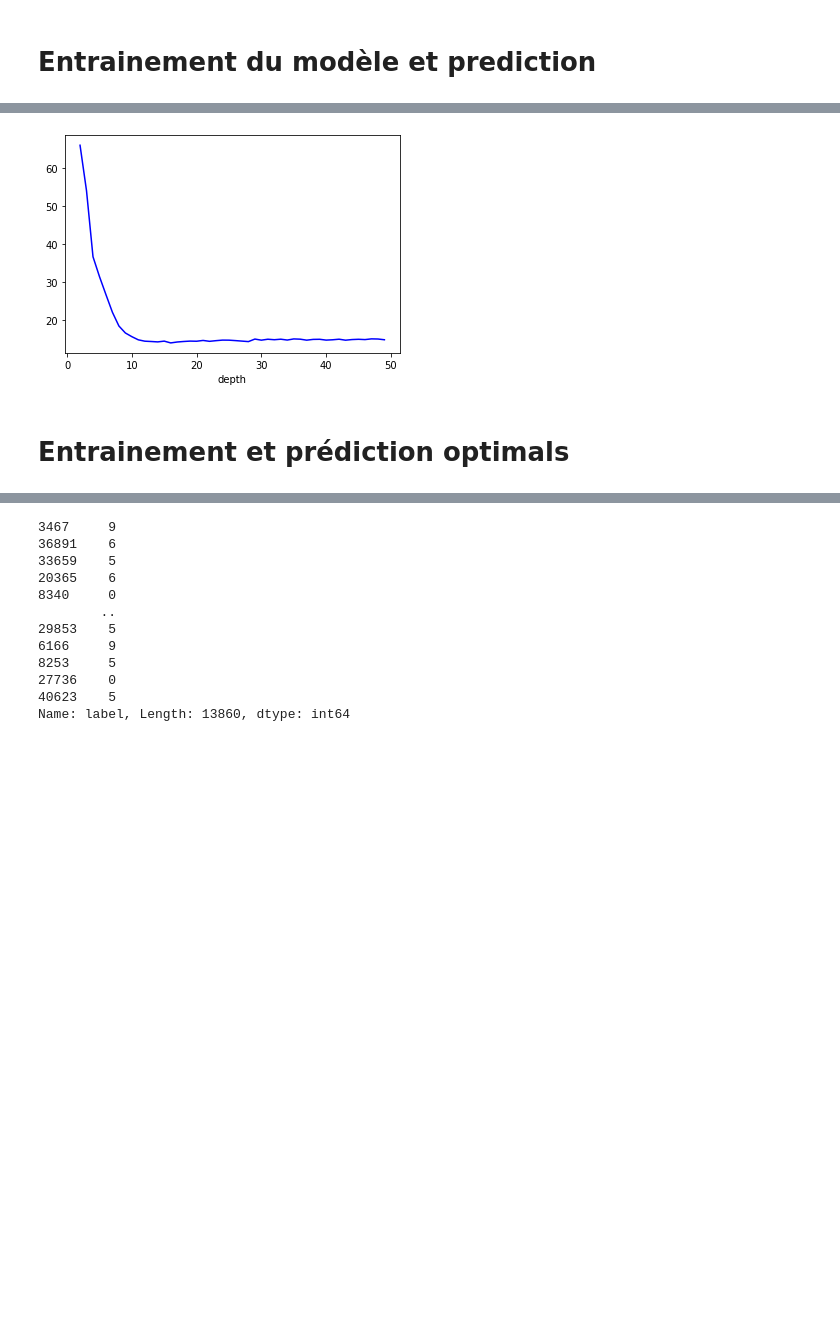
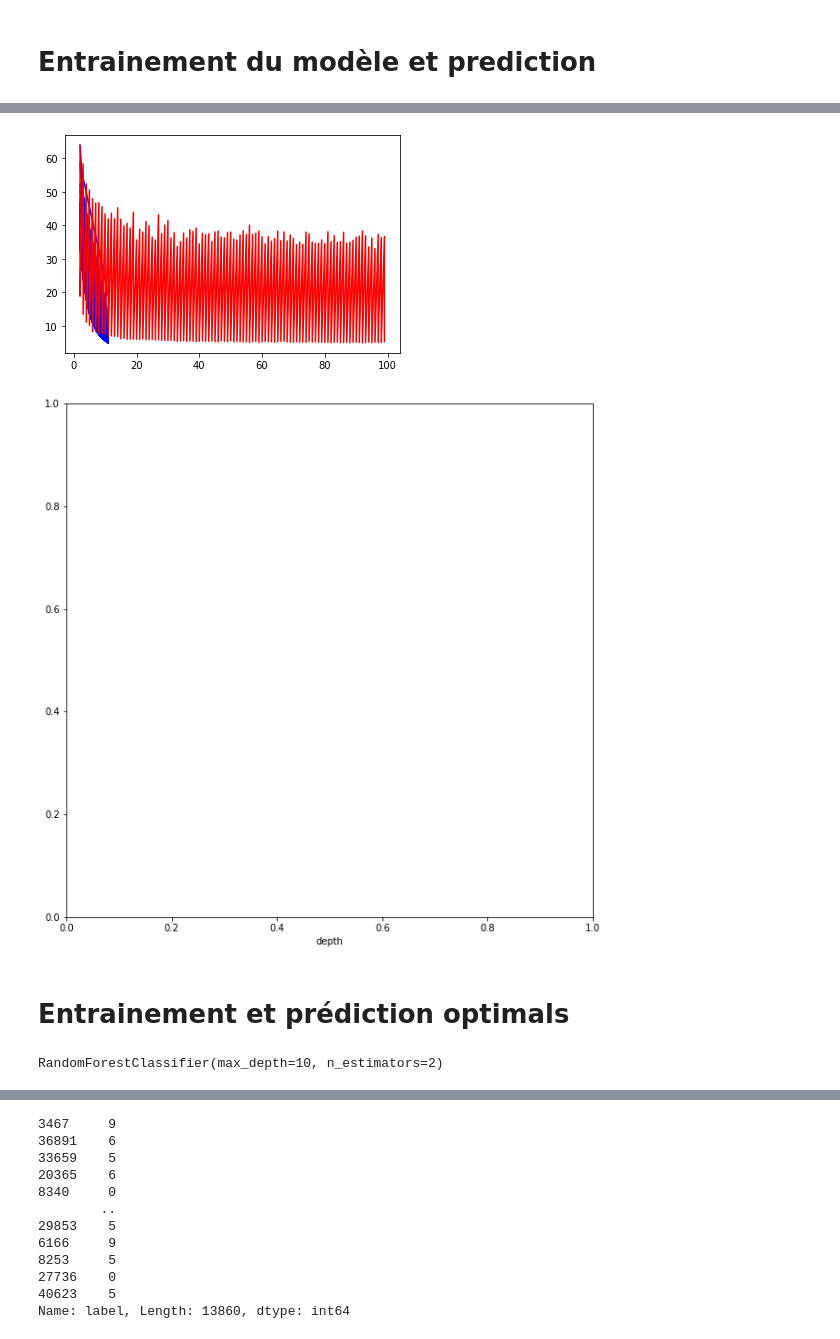
Before and after one commit to rbtkay/digitRecognizer, a Jupyter notebook: Script de modélisation.ipynb, the cells around one changed output, grey strips where cells are left out. Cells and saved outputs as stored; diff of their text form; code cells hidden in the pictures; blank space fills up the shorter version.

Commit message:
[UPDATE] prediction with RandomForestClassifier algorithms

```diff
--- a/Script de modélisation.ipynb
+++ b/Script de modélisation.ipynb
@@ -92,15 +93,22 @@ Name: label, dtype: int64
 # %% [markdown]
 # Entrainement du modèle et prediction
 # %%
-depth = range(2,50)
+depth = range(2,12)
+estimators_count = range(2,100)
 errors = []
+estimators = []
+depths = []
 err_default = 15
 
-for d in depth:
-    modelDecisionTreeClassifier = tree.DecisionTreeClassifier(max_depth=d)
-    modelDecisionTreeClassifier = modelDecisionTreeClassifier.fit(x_train, y_train)
+for e in estimators_count:
+    print(e)
+    for d in depth:
+        estimators.append(e)
+        depths.append(d)
+        model = RandomForestClassifier(n_estimators=e, n_jobs=-1, max_depth=d)
+        model.fit(x_train, y_train)
 
-    err = round((1.0 - modelDecisionTreeClassifier.score(x_test, y_test)) * 100, 3)
-    errors.append(err)
+        err = round((1.0 - model.score(x_test, y_test)) * 100, 3)
+        errors.append(err)
     #print(f"\n\nResults : decision tree = {modelDecisionTreeClassifier.get_depth()} => err_test = {err}\n")
     #print(f'Improvement of {-(err - err_default)}%\n\n')
@@ -107,16 +133,36 @@ for d in depth:
-# %%
-# evolution du taux d'erreurs par rapport au niveau de profondeur
-plt.plot(depth, errors, 'b')
-plt.xlabel('depth')
-plt.show()
-# %% [output]
-[figure, removed]
+# %%
+# # evolution du taux d'erreurs par rapport au niveau de profondeur
+# estimators = range(2,150)
+# errors = []
+# err_default = 15
+
+# for e in estimators:
+#     model = RandomForestClassifier(n_estimators=e, max_depth=12)
+#     model.fit(x_train, y_train)
+
+#     err = round((1.0 - model.score(x_test, y_test)) * 100, 3)
+#     errors.append(err)
+#     #print(f"\n\nResults : decision tree = {modelDecisionTreeClassifier.get_depth()} => err_test = {err}\n")
+#     #print(f'Improvement of {-(err - err_default)}%\n\n')
+
+plt.plot(depths, errors, 'b')
+plt.plot(estimators, errors, 'r')
+plt.figure(figsize=(10, 10))
+plt.xlabel('depth')
+plt.show()
+# %% [output]
+[figure, added]
+[figure, added]
 # %% [markdown]
 # Entrainement et prédiction optimals
 # %%
 # entrainement du modèle
 OPTIMUM_DEPTH = 12
-modelDecisionTreeClassifier = tree.DecisionTreeClassifier(max_depth=OPTIMUM_DEPTH)
-modelDecisionTreeClassifier = modelDecisionTreeClassifier.fit(x_train, y_train)
+# modelDecisionTreeClassifier = tree.DecisionTreeClassifier(max_depth=OPTIMUM_DEPTH)
+# modelDecisionTreeClassifier = modelDecisionTreeClassifier.fit(x_train, y_train)
+model = RandomForestClassifier(n_estimators=2, max_depth=10)
+model.fit(x_train, y_train)
+# %% [output]
+RandomForestClassifier(max_depth=10, n_estimators=2)
 # %%
 # prediction sur x_test
```
Also changed, not shown: parts of 6 cells of this notebook.
